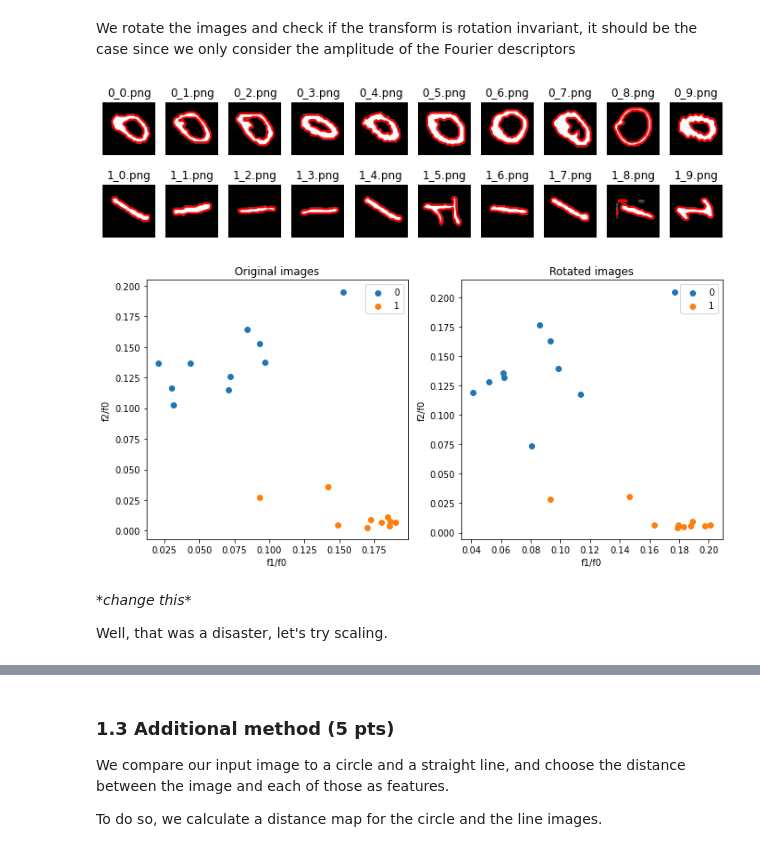
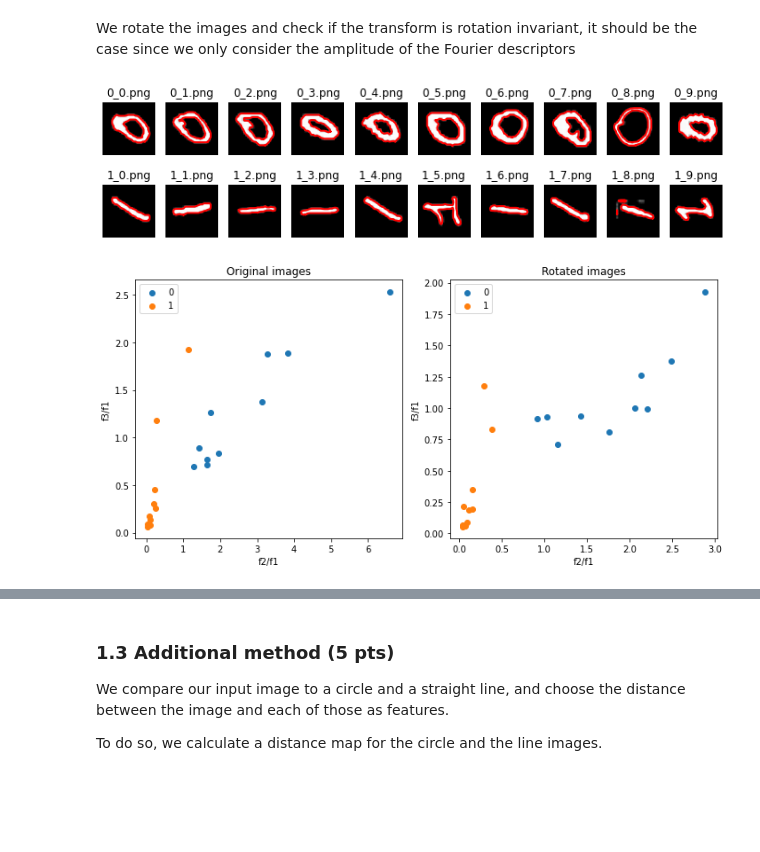
Before and after one commit to aalshabaan/iapr, a Jupyter notebook: labs/lab_02_object_description.ipynb, the cells around one changed output, grey strips where cells are left out. Cells and saved outputs as stored; diff of their text form; code cells hidden in the pictures; blank space fills up the shorter version.

Commit message:
Did the scaling, not working

```diff
--- a/labs/lab_02_object_description.ipynb
+++ b/labs/lab_02_object_description.ipynb
@@ -171,7 +173,7 @@ for ax, im, nm in zip(axes[0], zeros_im, zeros_names):
     ax.imshow(im, cmap='gray')
     contour_im  = np.concatenate(find_contours(im, 128))
     #ax.plot(contour_im[:,1], contour_im[:,0], linewidth=2, c='r')
-    for cont in find_contours(im):
+    for cont in find_contours(im, 128):
         ax.plot(cont[:,1], cont[:,0], linewidth=2, c='r')
     ax.axis('off')
     ax.set_title(nm)
@@ -179,7 +181,7 @@ for ax, im, nm in zip(axes[1], ones_im, ones_names):
     ax.imshow(im, cmap='gray')
     contour_im  = np.concatenate(find_contours(im, 128))
     #ax.plot(contour_im[:,1], contour_im[:,0], linewidth=2, c='r')
-    for cont in find_contours(im):
+    for cont in find_contours(im, 128):
         ax.plot(cont[:,1], cont[:,0], linewidth=2, c='r')
     ax.axis('off')
     ax.set_title(nm)
@@ -196,7 +198,7 @@ def compute_fourrier_descriptors(im_list, level=128, nb_points = 500):
     contours = np.empty((im_list.shape[0], nb_points, 2))
 
     for i, contour_set in enumerate(edges): # contour_set will be a list of all the separate contours
-        nb_conts = len(contour_set)
+
         max_len = sum([len(cont) for cont in contour_set])
 #         print(0.2*max_len)
         contour = np.concatenate([cont for cont in contour_set if len(cont) > 0.2*max_len])  # filter small contours
@@ -213,19 +215,19 @@ After having calculated the Fourier descriptors, we can now proceed to plot the
 # %%
 def plot_fourier_disc(zero_fourier_disc, one_fourier_disc):
 
-    x_0 = [zero_fourier_disc[i][1]/zero_fourier_disc[i][0] for i in range (len(zero_fourier_disc))]
-    y_0 = [zero_fourier_disc[i][2]/zero_fourier_disc[i][0] for i in range (len(zero_fourier_disc))]
+    x_0 = [zero_fourier_disc[i][2]/zero_fourier_disc[i][1] for i in range (len(zero_fourier_disc))]
+    y_0 = [zero_fourier_disc[i][3]/zero_fourier_disc[i][1] for i in range (len(zero_fourier_disc))]
 
-    x_1 = [one_fourier_disc[i][1]/zero_fourier_disc[i][0] for i in range (len(one_fourier_disc))]
-    y_1 = [one_fourier_disc[i][2]/zero_fourier_disc[i][0] for i in range (len(one_fourier_disc))]
+    x_1 = [one_fourier_disc[i][2]/zero_fourier_disc[i][1] for i in range (len(one_fourier_disc))]
+    y_1 = [one_fourier_disc[i][3]/zero_fourier_disc[i][1] for i in range (len(one_fourier_disc))]
 
     plt.scatter(x_0, y_0, label='0')
     plt.scatter(x_1, y_1, label='1')
 
     plt.legend()
     plt.title('First two normalized components of the fourier descriptors')
-    plt.xlabel('f1/f0')
-    plt.ylabel('f2/f0')
+    plt.xlabel('f2/f1')
+    plt.ylabel('f3/f1')
 # %%
 
 zeros_fourier = compute_fourrier_descriptors(zeros_im, level=128)
@@ -249,39 +251,35 @@ ones_rotated = np.array([one.T[::-1,:] for one in ones_im])
 fig, axes = plt.subplots(2, len(zeros_im), figsize=(12, 3))
 for ax, im, nm in zip(axes[0], zeros_rotated, zeros_names):
     ax.imshow(im, cmap='gray')
-    contour_im  = np.concatenate(find_contours(im, 128))
+    #contour_im  = np.concatenate(find_contours(im, 128))
     #ax.plot(contour_im[:,1], contour_im[:,0], linewidth=2, c='r')
-    for cont in find_contours(im):
+    for cont in find_contours(im, 128):
         ax.plot(cont[:,1], cont[:,0], linewidth=2, c='r')
     ax.axis('off')
     ax.set_title(nm)
 for ax, im, nm in zip(axes[1], ones_rotated, ones_names):
     ax.imshow(im, cmap='gray')
-    contour_im  = np.concatenate(find_contours(im, 128))
+    #contour_im  = np.concatenate(find_contours(im, 128))
     #ax.plot(contour_im[:,1], contour_im[:,0], linewidth=2, c='r')
-    for cont in find_contours(im):
+    for cont in find_contours(im, 128):
         ax.plot(cont[:,1], cont[:,0], linewidth=2, c='r')
     ax.axis('off')
     ax.set_title(nm)
 
 plt.show()
 
 plt.figure(figsize=(10,5))
 plt.subplot(121)
 plot_fourier_disc(zeros_fourier, ones_fourier)
 plt.title('Original images')
 plt.subplot(122)
 zeros_rotated_fourier = compute_fourrier_descriptors(zeros_rotated)
 ones_rotated_fourier = compute_fourrier_descriptors(ones_rotated)
 plot_fourier_disc(zeros_rotated_fourier, ones_rotated_fourier)
 plt.title('Rotated images')
 plt.legend(loc='best')
 plt.tight_layout()
 plt.show()
 # %% [output]
 [figure]
-[figure, old version]
+[figure, new version]
-# %% [markdown]
-_*change this_*
-
-Well, that was a disaster, let's try scaling.
```
Also changed, not shown: parts of 9 cells of this notebook, 1 other file.
